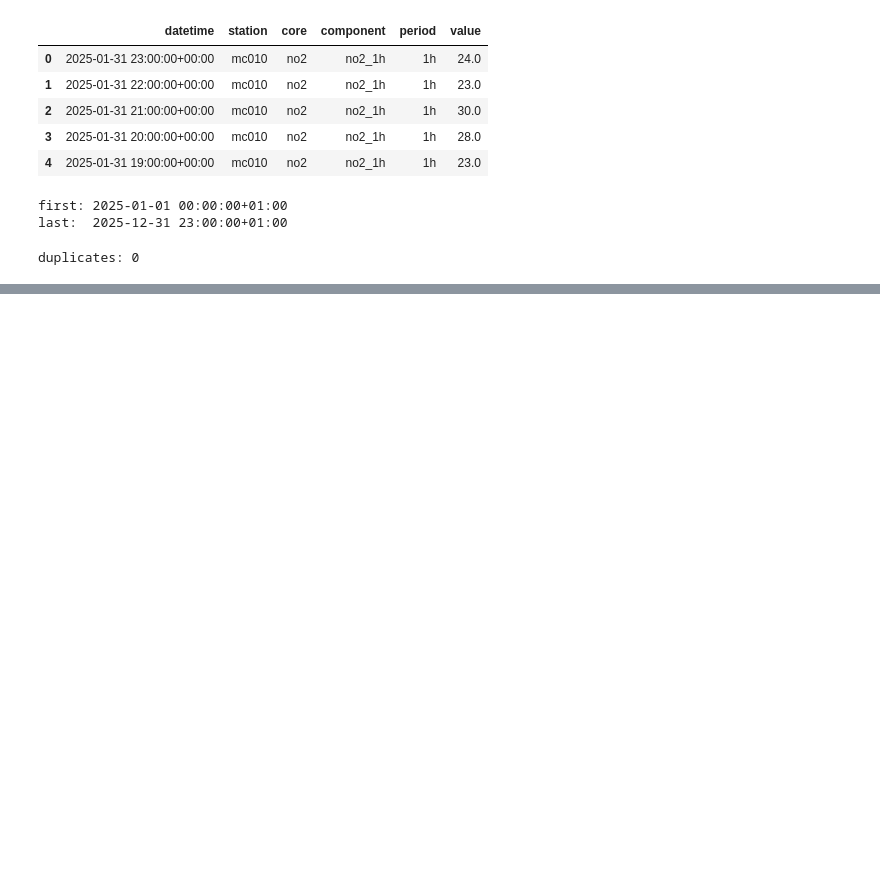
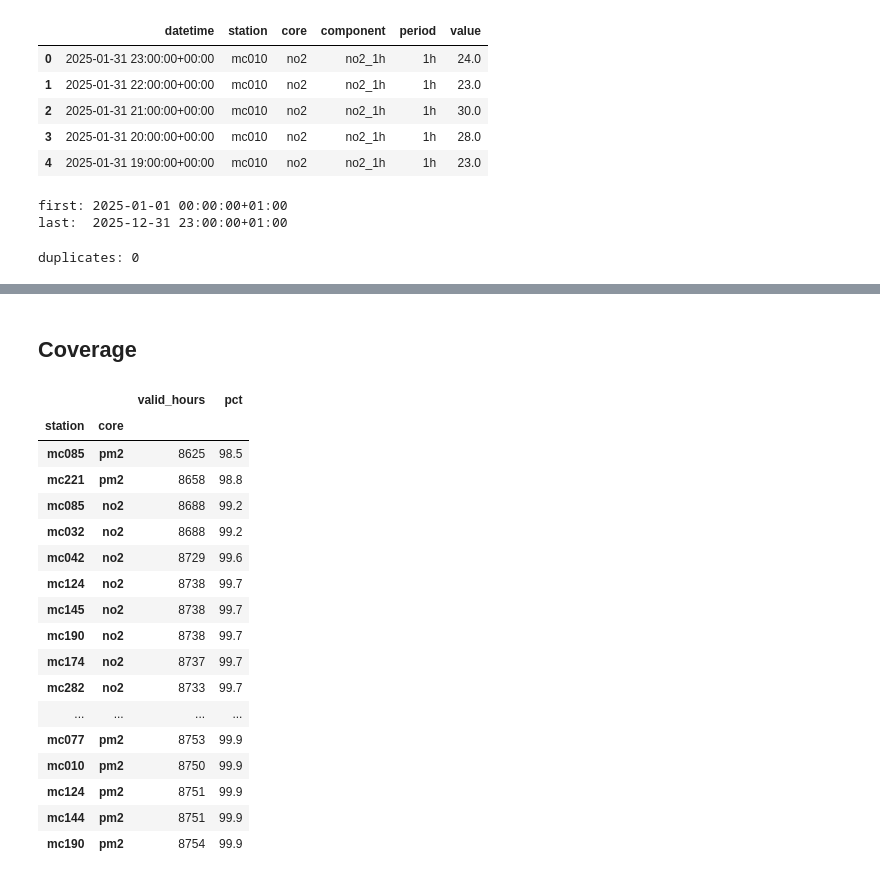
Before and after one commit to petrakuhnle/Air_Quality_Project, a Jupyter notebook: notebooks/01-data.ipynb, the cells around one changed output, grey strips where cells are left out. Cells and saved outputs as stored; diff of their text form; code cells hidden in the pictures; blank space fills up the shorter version.

Commit message:
Save clean hourly data

```diff
--- a/notebooks/01-data.ipynb
+++ b/notebooks/01-data.ipynb
@@ -170,3 +170,11 @@ dupes = df.duplicated(subset=["station", "core", "datetime"])
 print("duplicates:", dupes.sum())
 # %% [output]
 duplicates: 0
+# %%
+# Drop incomplete days; transform() gives each row its day's valid-hour count
+n_valid = df.groupby(["station", "core", df["datetime"].dt.date])["value"].transform("count")
+
+before = len(df)
+df = df[n_valid >= 18]
+print("rows removed:", before - len(df))
+print(df.shape)
@@ -172,0 +211,8 @@ duplicates: 0
+# %%
+# New Year's Eve 18:00 to 1 Jan 06:00, both year ends; kept in data, excluded on demand
+dt = df["datetime"]
+df["fireworks"] = (
+    ((dt.dt.month == 12) & (dt.dt.day == 31) & (dt.dt.hour >= 18))
+    | ((dt.dt.month == 1) & (dt.dt.day == 1) & (dt.dt.hour < 6))
+)
+print("flagged rows:", df["fireworks"].sum())
@@ -173,3 +236,29 @@ duplicates: 0
+# %% [markdown]
+## Coverage
+# %%
+# Share of the year's 8,760 hours with a valid value, after dropping incomplete days
+cov = df.groupby(["station", "core"])["value"].count().rename("valid_hours").to_frame()
+cov["pct"] = (cov["valid_hours"] / 8760 * 100).round(1)
+cov.sort_values("pct")
+# %% [output]
+|  |  | valid_hours | pct |
+| station | core |  |  |
+| mc085 | pm2 | 8625 | 98.5 |
+| mc221 | pm2 | 8658 | 98.8 |
+| mc085 | no2 | 8688 | 99.2 |
+| mc032 | no2 | 8688 | 99.2 |
+| mc042 | no2 | 8729 | 99.6 |
+| mc124 | no2 | 8738 | 99.7 |
+| mc145 | no2 | 8738 | 99.7 |
+| mc190 | no2 | 8738 | 99.7 |
+| mc174 | no2 | 8737 | 99.7 |
+| mc282 | no2 | 8733 | 99.7 |
+| ... | ... | ... | ... |
+| mc077 | pm2 | 8753 | 99.9 |
+| mc010 | pm2 | 8750 | 99.9 |
+| mc124 | pm2 | 8751 | 99.9 |
+| mc144 | pm2 | 8751 | 99.9 |
+| mc190 | pm2 | 8754 | 99.9 |
 # %% [markdown]
 ## Findings
 - One file per month × station × pollutant. PM2.5 is named `pm2`.
```
Also changed, not shown: parts of 8 cells of this notebook.
